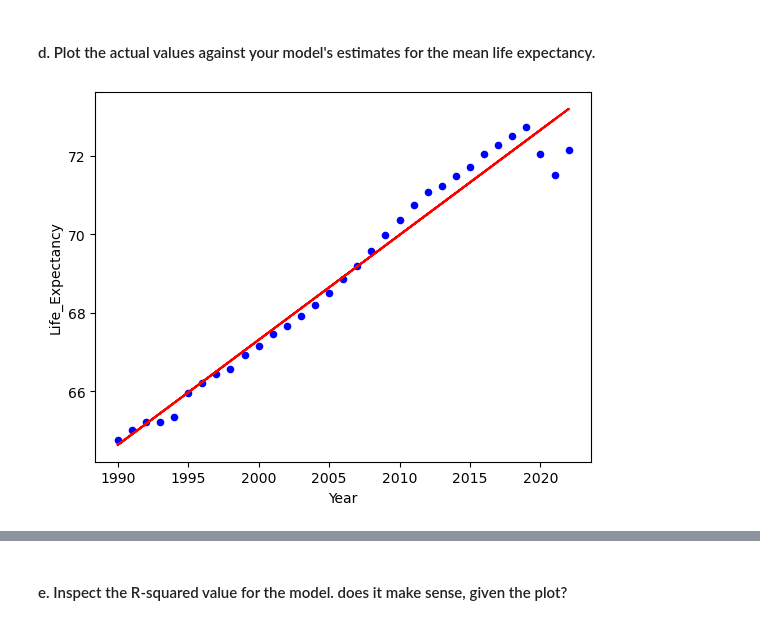
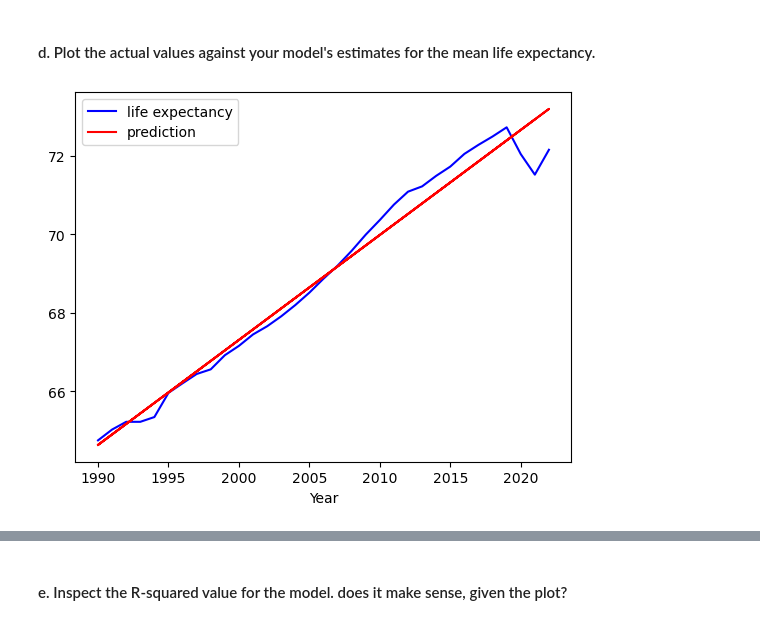
Before and after one commit to nss-data-science-cohort-8/un-linear-regression-DrewRichard7, a Jupyter notebook: notebooks/linear_regression_practice.ipynb, the cells around one changed output, grey strips where cells are left out. Saved outputs shown, nothing was run; the diff lists cells and outputs as text; code cells hidden in the pictures.

```diff
--- a/notebooks/linear_regression_practice.ipynb
+++ b/notebooks/linear_regression_practice.ipynb
@@ -82,7 +85,8 @@ means_per_year.head(5)
 # %% [markdown]
 ####    d. Plot the actual values against your model's estimates for the mean life expectancy.
 # %%
-means_per_year.plot(kind = 'scatter', x= 'Year', y = 'Life_Expectancy', color = 'blue')
-plt.plot(gdp_le['Year'], lm.fittedvalues, color = 'red');
+means_per_year.plot(kind = 'line', x= 'Year', y = 'Life_Expectancy', color = 'blue')
+plt.plot(gdp_le['Year'], lm.fittedvalues, color = 'red')
+plt.legend(['life expectancy', 'prediction']);
 # %% [output]
-[figure, old version]
+[figure, new version]
```
Also changed, not shown: parts of 10 cells of this notebook.
